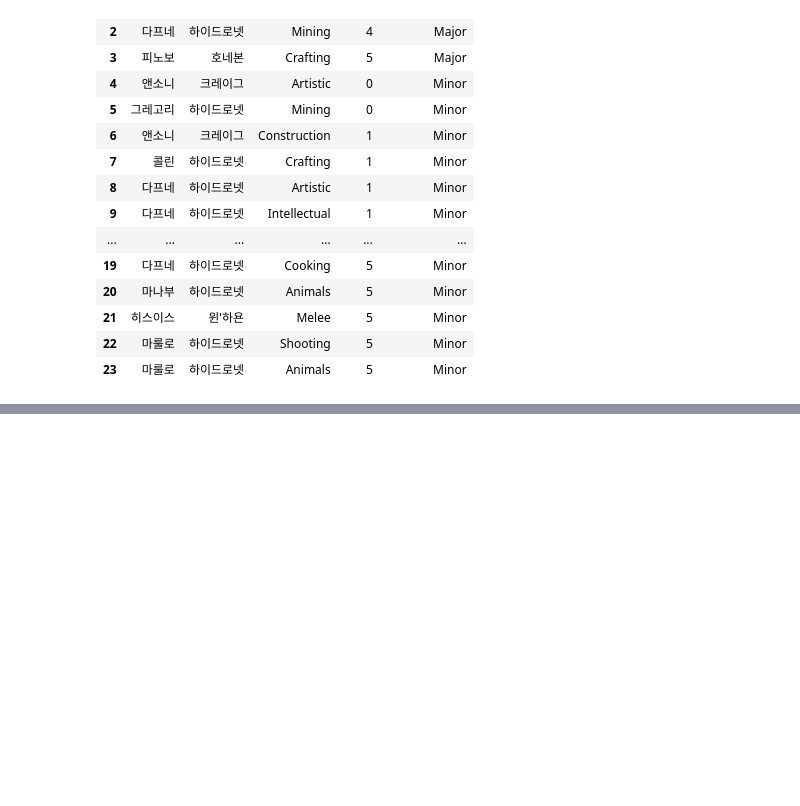
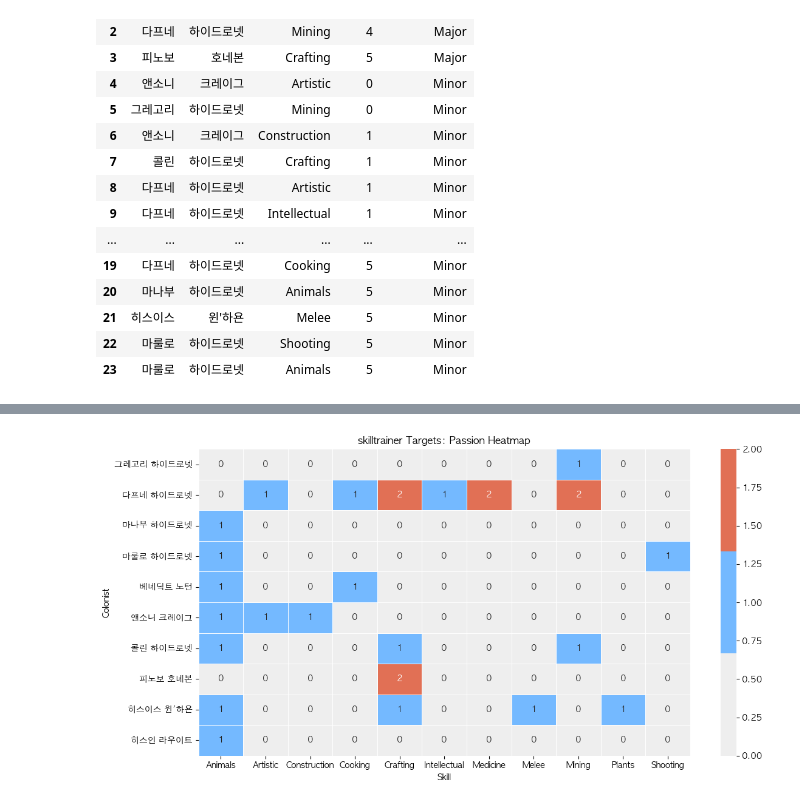
Before and after one commit to sra-ryu/RimWorld-Play-Log-Analysis, a Jupyter notebook: notebooks/colony_report.ipynb, the cells around one changed output, grey strips where cells are left out. Drawn from its saved outputs; the diff is of its cells as text; code cells hidden in the pictures; blank space fills up the shorter version.

Commit message:
feat: create a heatmap for result of exercise 5

```diff
--- a/notebooks/colony_report.ipynb
+++ b/notebooks/colony_report.ipynb
@@ -125,0 +130,37 @@ Found 24 serum target(s):
+# %%
+import seaborn as sns
+from matplotlib.colors import ListedColormap
+
+plt.rcParams["font.family"] = "AppleGothic"
+plt.rcParams["axes.unicode_minus"] = False
+
+heat_df = skilltrainer.copy()
+heat_df["name"] = heat_df["first"] + " " + heat_df["last"]
+heat_df["passion_num"] = heat_df["passion_label"].map({"Minor": 1, "Major": 2})
+
+pivot_heat = heat_df.pivot_table(
+    index="name",
+    columns="skill",
+    values="passion_num",
+    fill_value=0
+).astype(int)
+
+cmap = ListedColormap(["#eeeeee", "#74b9ff", "#e17055"]) # 0=None, 1=Minor, 2=Major
+
+fig, ax = plt.subplots(figsize=(12, 6))
+sns.heatmap(
+    pivot_heat,
+    annot=True,
+    fmt="d",
+    cmap=cmap,
+    vmin=0, vmax=2,
+    linewidths=0.5,
+    linecolor="white",
+    ax=ax
+)
+ax.set_title("skilltrainer Targets: Passion Heatmap")
+ax.set_xlabel("Skill")
+ax.set_ylabel("Colonist")
+plt.tight_layout()
+# %% [output]
+[figure, added]
```
Also changed, not shown: parts of 1 cell of this notebook.
